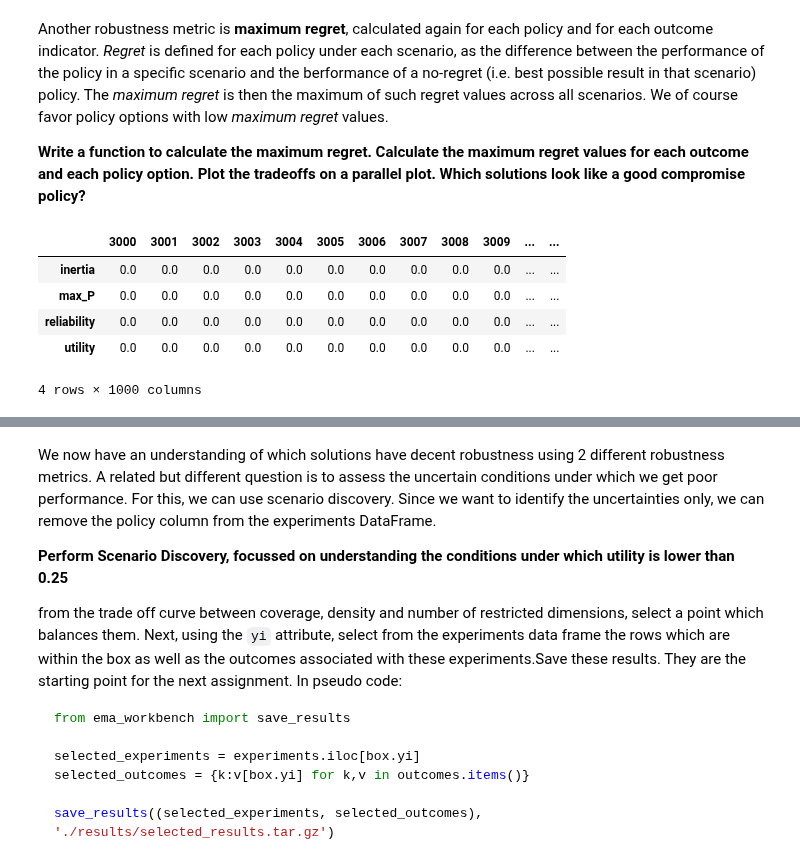
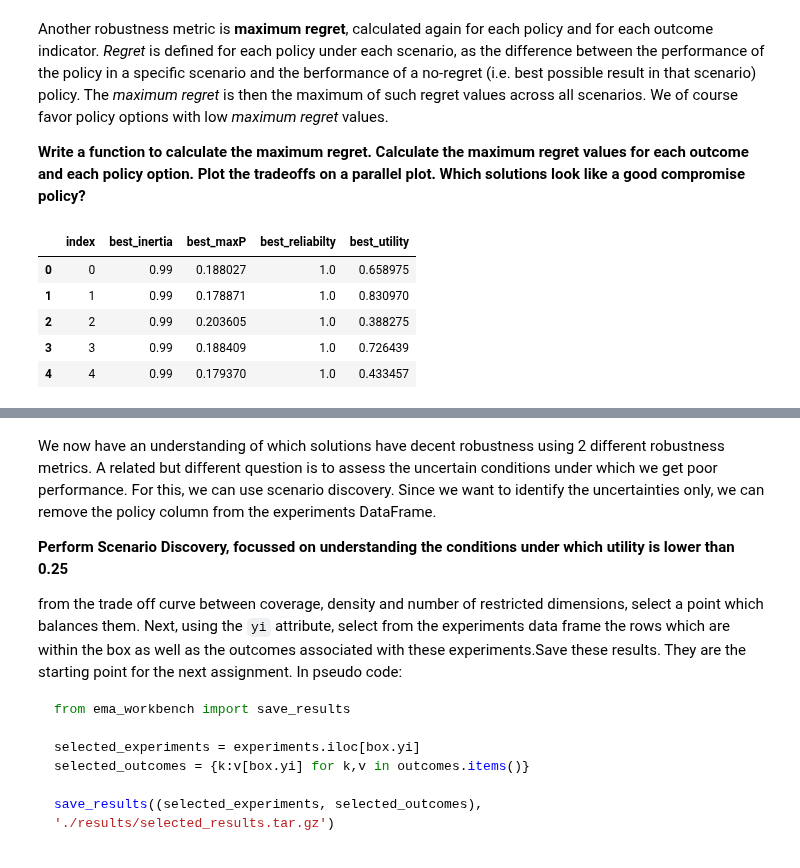
Before and after one commit to triple-capacho/EPA1361, a Jupyter notebook: Week 5-6 - robustness and direct search/assignment 8 - MORDM.ipynb, the cells around one changed output, grey strips where cells are left out. Cells and saved outputs as stored; diff of their text form; code cells hidden in the pictures.

```diff
--- a/Week 5-6 - robustness and direct search/assignment 8 - MORDM.ipynb
+++ b/Week 5-6 - robustness and direct search/assignment 8 - MORDM.ipynb
@@ -476,3 +476,8 @@ def max_regret(data):
 experiments, outcomes = results
 
 experiments = experiments.sort_values(['scenario'])
+experiments_mr = experiments.loc[:,['scenario','policy']]
+experiments_mr['reliability'] = sn_reliability
+experiments_mr['max_P'] = sn_maxP
+experiments_mr['inertia'] = sn_inertia
+experiments_mr['utility'] = sn_utility
@@ -493,9 +494,11 @@ mr_df = pd.DataFrame.from_dict(all_dict_mr)
 # %%
-mr_df
+mr_df = mr_df.reset_index()
-# %% [output]
-|  | 3000 | 3001 | 3002 | 3003 | 3004 | 3005 | 3006 | 3007 | 3008 | 3009 | ... | ... |
-| inertia | 0.0 | 0.0 | 0.0 | 0.0 | 0.0 | 0.0 | 0.0 | 0.0 | 0.0 | 0.0 | ... | ... |
-| max_P | 0.0 | 0.0 | 0.0 | 0.0 | 0.0 | 0.0 | 0.0 | 0.0 | 0.0 | 0.0 | ... | ... |
-| reliability | 0.0 | 0.0 | 0.0 | 0.0 | 0.0 | 0.0 | 0.0 | 0.0 | 0.0 | 0.0 | ... | ... |
-| utility | 0.0 | 0.0 | 0.0 | 0.0 | 0.0 | 0.0 | 0.0 | 0.0 | 0.0 | 0.0 | ... | ... |
-4 rows × 1000 columns
+# %%
+mr_df.head(5)
+# %% [output]
+|  | index | best_inertia | best_maxP | best_reliabilty | best_utility |
+| 0 | 0 | 0.99 | 0.188027 | 1.0 | 0.658975 |
+| 1 | 1 | 0.99 | 0.178871 | 1.0 | 0.830970 |
+| 2 | 2 | 0.99 | 0.203605 | 1.0 | 0.388275 |
+| 3 | 3 | 0.99 | 0.188409 | 1.0 | 0.726439 |
+| 4 | 4 | 0.99 | 0.179370 | 1.0 | 0.433457 |
```
Also changed, not shown: parts of 21 cells of this notebook.
